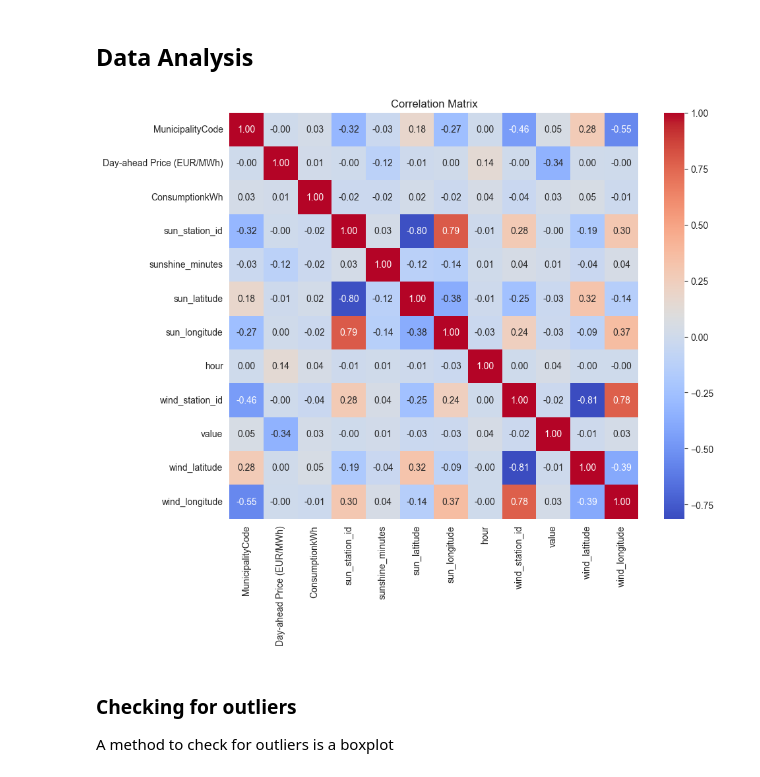
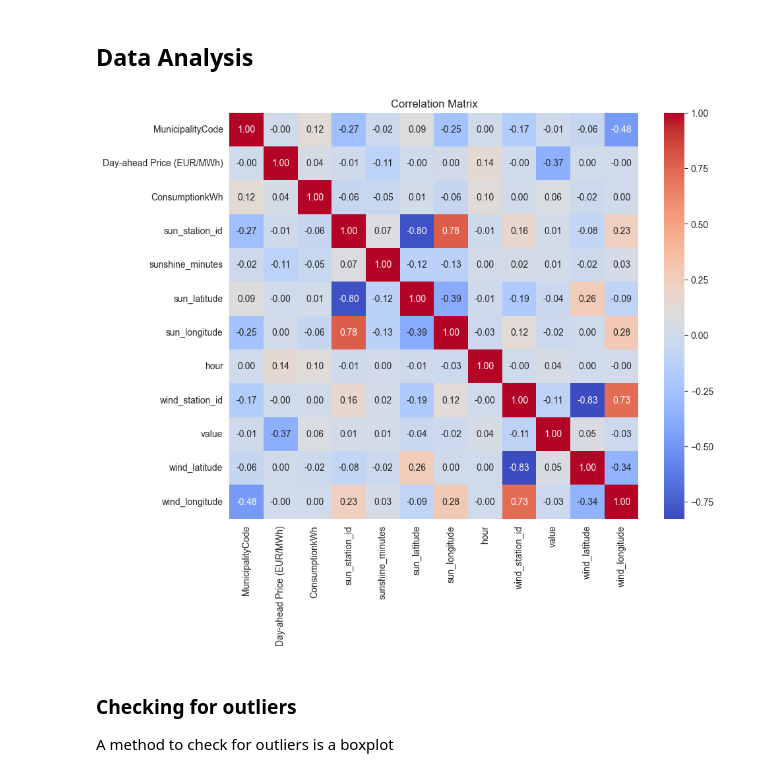
Before and after one commit to The-European-Avengers/BigDataProject, a Jupyter notebook: price_prediction.ipynb, the cells around one changed output. Saved outputs shown, nothing was run; the diff lists cells and outputs as text; code cells hidden in the pictures.

Commit message:
Summed up consumption, cleaned wind dataset
Wind data set only contains mean_wind_speed now

```diff
--- a/price_prediction.ipynb
+++ b/price_prediction.ipynb
@@ -192,6 +192,8 @@ wind['MunicipalityCode'] = wind.apply(lambda row: calculate_municipality_code(ro
 
 wind = wind.rename(columns={'latitude': 'wind_latitude', 'longitude': 'wind_longitude', 'station_id': 'wind_station_id'})
 
+wind = wind[wind['parameter'] == 'mean_wind_speed']
+
 display(wind)
 # %% [output]
 |  | date | hour | from_time | to_time | wind_station_id | station_name | parameter | value | ... |
@@ -213,6 +215,17 @@ display(wind)
 # Normalize datetimes
 day_ahead = normalize_datetime(day_ahead, 'MTU (UTC)')
 consumption = normalize_datetime(consumption, 'TimeUTC')
+
+consumption = (
+    consumption.groupby(["datetime", "MunicipalityCode"], as_index=False)
+      .agg({
+        "ConsumptionkWh": "sum",
+        "TimeDK": "first",
+        "Municipality": "first",
+        "RegionName": "first",
+        "CalculatedDKArea": "first"
+    })
+)
 
 dfs = [day_ahead, consumption, sunlight, wind]
 
@@ -223,34 +236,34 @@ for i in range(len(dfs)):
     # Ensure all required columns exist
     for col in ["CalculatedDKArea", "MunicipalityCode"]:
         if col not in dfs[i].columns:
             dfs[i][col] = None   # or a sensible default
     dfs[i] = dfs[i].set_index(["datetime", "CalculatedDKArea", "MunicipalityCode"])
 
 # Outer-join all datasets by aligning on the MultiIndex
 merged = dfs[0]
 for dataframe in dfs[1:]:
     merged = merged.join(dataframe, how="outer", rsuffix="_other")
 
 # Bring keys back as columns
 merged = merged.reset_index()
 
 # Fill missing data if needed
 merged = merged.ffill()
 
 # Fill NaN values and remove some NaN rows
 merged['sunshine_minutes'] = merged['sunshine_minutes'].fillna(0).astype("float64")
 merged = merged.dropna(subset=['value'])
 
 # Calculate correlation matrix only on numeric columns
 correlation_matrix = merged.select_dtypes(include="number").corr()
 
 # Plot heatmap
 plt.figure(figsize=(10, 8))
 sns.heatmap(correlation_matrix, annot=True, fmt=".2f", cmap="coolwarm", cbar=True)
 plt.title("Correlation Matrix")
 plt.show()
 # %% [output]
-[figure, old version]
+[figure, new version]
 # %% [markdown]
 ### Checking for outliers
 A method to check for outliers is a boxplot
```
Also changed, not shown: parts of 2 cells of this notebook.
